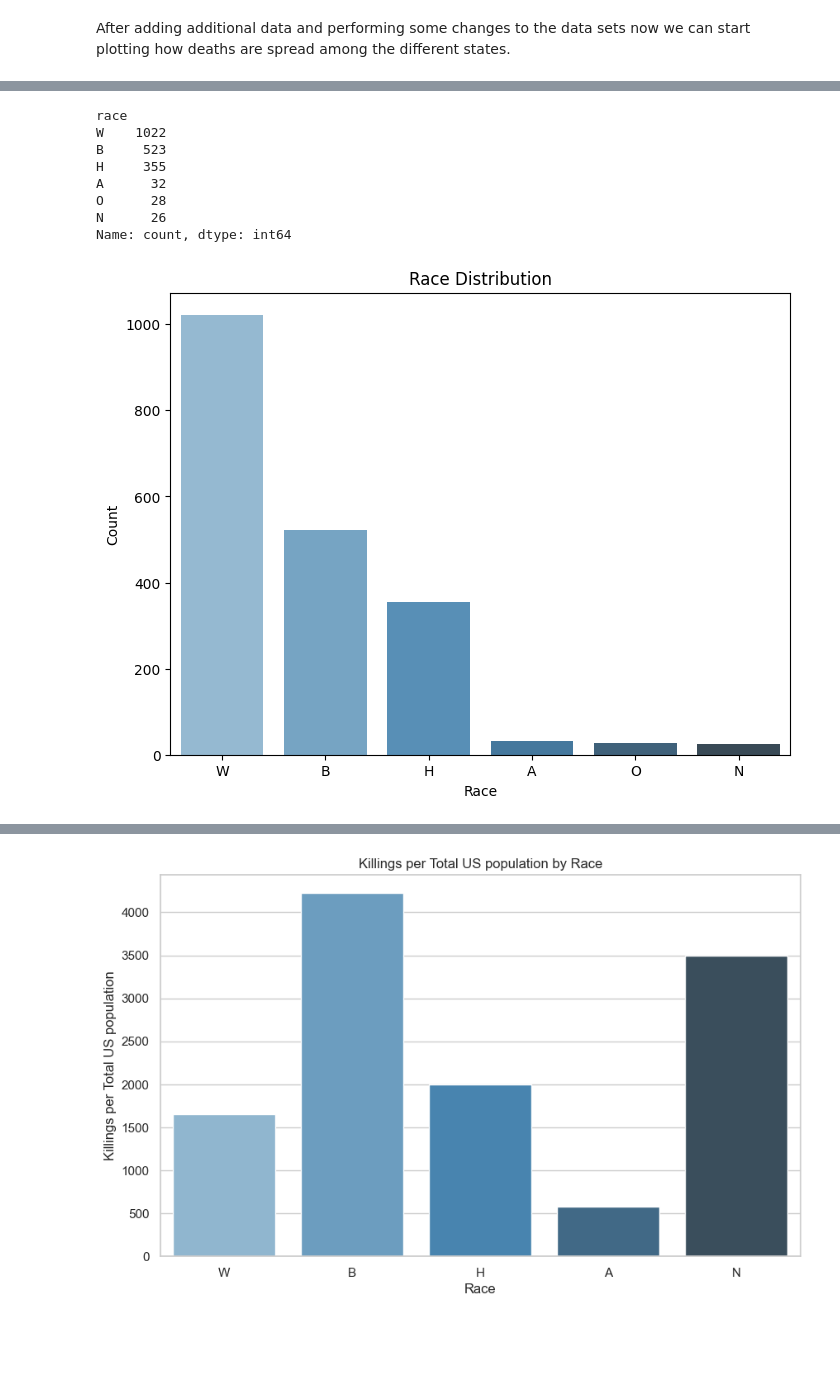
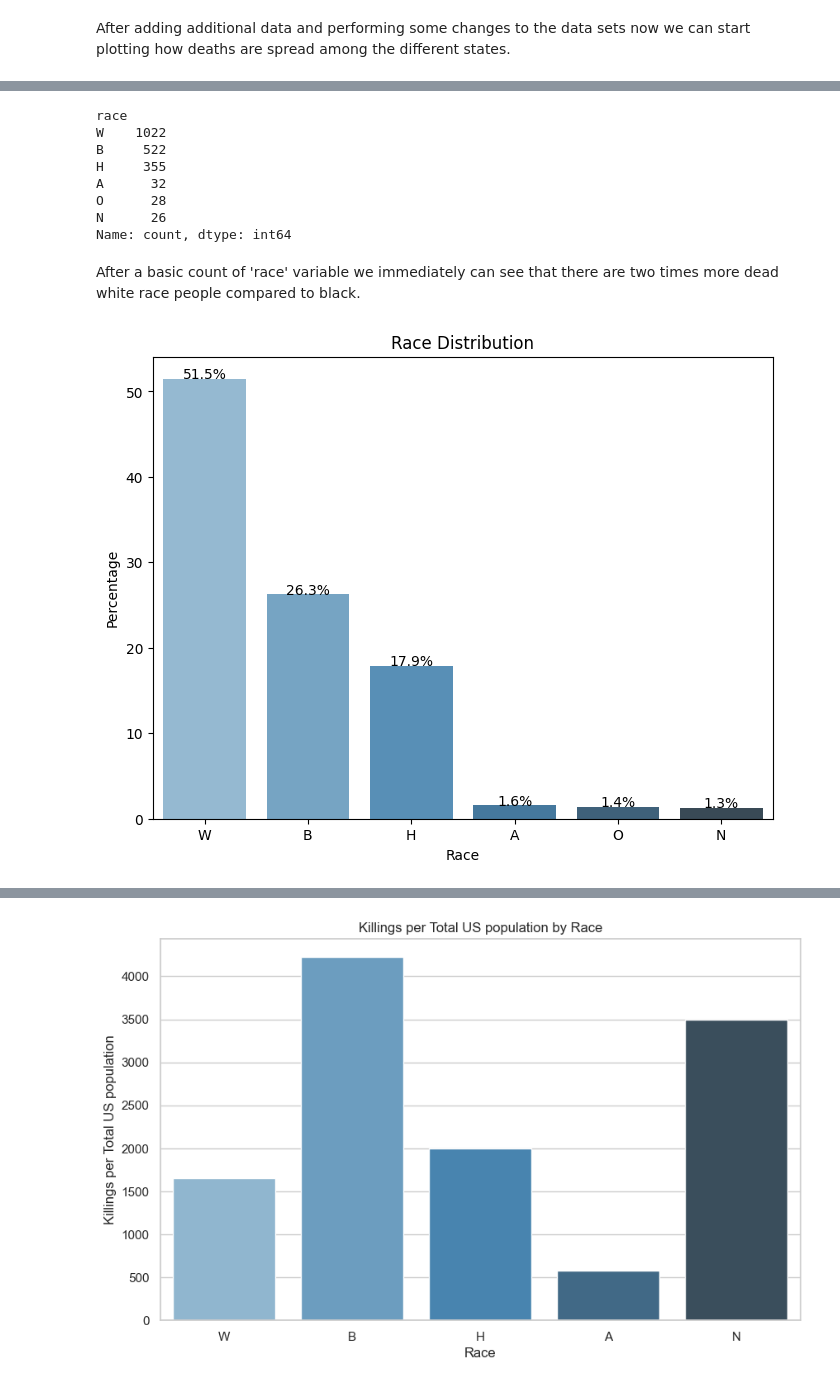
Before and after one commit to gyse3054/Turing-College, a Jupyter notebook: capstone.ipynb, the cells around one changed output, grey strips where cells are left out. Saved outputs shown, nothing was run; the diff lists cells and outputs as text; code cells hidden in the pictures; blank space fills up the shorter version.

```diff
--- a/capstone.ipynb
+++ b/capstone.ipynb
@@ -492,20 +536,17 @@ From this dataset we are going to join three columns - latitude, longitude and s
 # %%
 # Renaming the 'city' column in 'data' to 'city_name' to avoid confusion
-data.rename(columns={'city': 'city_name'}, inplace=True)
+data_no_nulls.rename(columns={'city': 'city_name'}, inplace=True)
 
 # Merging 'data_no_nulls' and 'uscities' on 'state' and 'city_name' in 'data_no_nulls' and 'city' and 'state_id' in 'uscities'
-merged_data = pd.merge(data, uscities, how='left', left_on=['state', 'city_name'], right_on=['state_id', 'city'])
+merged_data = pd.merge(data_no_nulls, uscities, how='left', left_on=['state', 'city_name'], right_on=['state_id', 'city'])
 
 # Selecting only the desired columns (latitude, longitude and state_name)
-lat_lng_state = merged_data[['lat', 'lng', 'state_name']]
+lat_lng_state = merged_data[['lat', 'lng']]
 
 # Adding the 'lat' and 'lng' columns to the 'data_no_nulls' DataFrame
-data[['lat', 'lng','state_name']] = lat_lng_state
+data_no_nulls[['lat', 'lng']] = lat_lng_state
 # %%
 # Assuming you have a DataFrame named 'data' containing 'city_name' and 'state' columns
 
 # Create the new 'city_state' column by concatenating 'city_name' and 'state'
-data['city_state'] = data['city_name'] + ', ' + data['state']
-
-# Display the updated DataFrame with the new 'city_state' column
-data.head()
+data_no_nulls['city_state'] = data_no_nulls['city_name'] + ', ' + data_no_nulls['state']
@@ -536,3 +572,11 @@ us_map.head(10)
+# %%
+merged_data = pd.merge(data_no_nulls, us_map, how='left', left_on=['state'], right_on=['State_Code'])
+
+# Selecting only the desired columns (latitude and longitude)
+lat_lng = merged_data[['State_Name']]
+
+# Adding the 'lat' and 'lng' columns to the 'data' DataFrame
+data_no_nulls[['state_name']] = lat_lng
 # %% [markdown]
 We have noticed that some columns have upper case letters. That might create some issues later on so we need to have all columns for 'us_map' in lower cases.
 # %%
@@ -552,10 +596,10 @@ import geopandas as gpd
 import folium
 from branca.colormap import LinearColormap
 
-# Assuming you have the DataFrame 'data' with 'state_name' and 'age' columns
+# Assuming you have the DataFrame 'data_no_nulls' with 'state_name' and 'age' columns
 
 # Get the count of occurrences and average age for each state
-state_stats = data.groupby('state_name')['age'].agg(['count', 'mean']).reset_index()
+state_stats = data_no_nulls.groupby('state_name')['age'].agg(['count', 'mean']).reset_index()
 state_stats.columns = ['state_name', 'Occurrences', 'Average_Age']
 
 # Merge state counts with US map data
@@ -591,27 +651,35 @@ ValueError: Thresholds are not sorted.
 # %%
 # Count occurrences of each race
-race_counts = data['race'].value_counts()
+race_counts = data_no_nulls['race'].value_counts()
 
 # Display the count of each race
 print(race_counts)
 # %% [output]
 race
 W    1022
-B     523
+B     522
 H     355
 A      32
 O      28
 N      26
 Name: count, dtype: int64
+# %% [markdown]
+After a basic count of 'race' variable we immediately can see that there are two times more dead white race people compared to black.
 # %%
 plt.figure(figsize=(8, 6))
-race_counts = data['race'].value_counts().reset_index()
-race_counts.columns = ['Race', 'Count']
+race_counts = data_no_nulls['race'].value_counts(normalize=True).reset_index()
+race_counts.columns = ['Race', 'Percentage']
+race_counts['Percentage'] *= 100  # converting decimal to percentage
 
-sns.barplot(x='Race', y='Count', data=race_counts, palette='Blues_d')
+bar_plot = sns.barplot(x='Race', y='Percentage', data=race_counts, palette='Blues_d')
 plt.title('Race Distribution')
 plt.xlabel('Race')
-plt.ylabel('Count')
+plt.ylabel('Percentage')
+
+# Adding percentages on top of each bar
+for index, row in race_counts.iterrows():
+    bar_plot.text(index, row['Percentage'], f'{row["Percentage"]:.1f}%', color='black', ha="center")
+
 plt.show()
 # %% [output]
-[figure, old version]
+[figure, new version]
```
Also changed, not shown: parts of 94 cells of this notebook.
